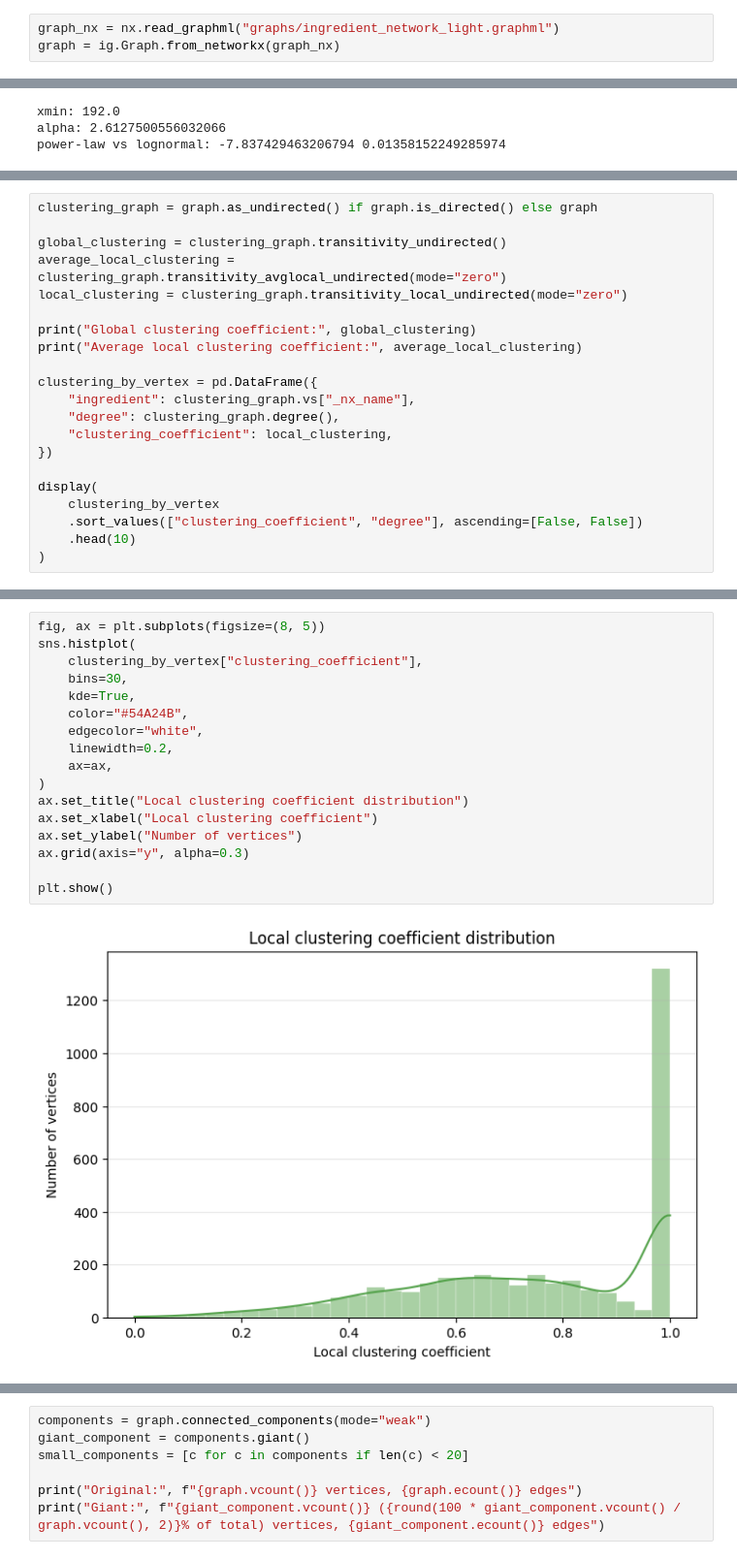
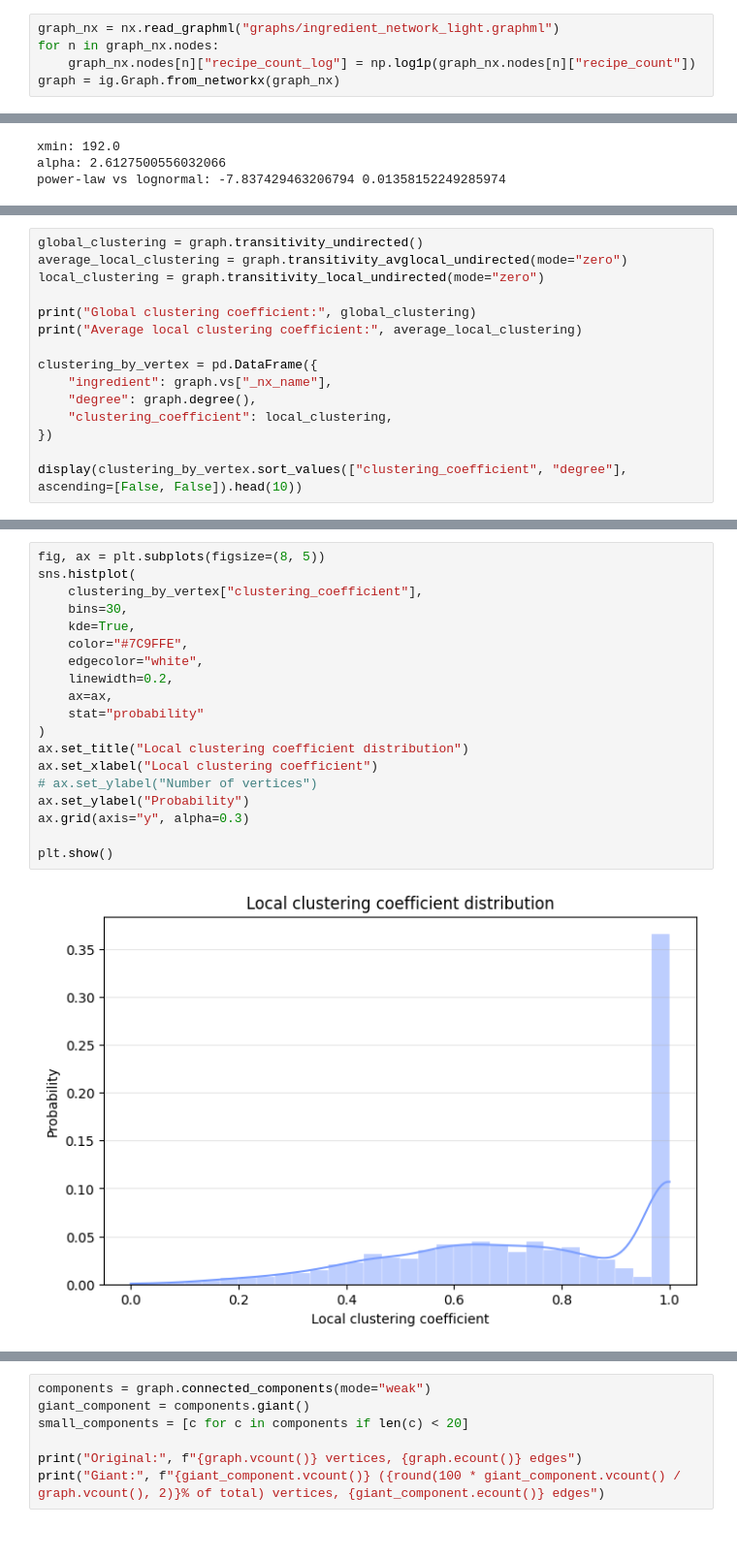
Before and after one commit to gvgbn/vos-proj-eda, a Jupyter notebook: analysis_kasat.ipynb, the cells around one changed output, grey strips where cells are left out. Shown at 97% size. Saved outputs shown, nothing was run; the diff lists cells and outputs as text.

```diff
--- a/analysis_kasat.ipynb
+++ b/analysis_kasat.ipynb
@@ -20,4 +28,6 @@ from IPython.display import display
 # %%
 graph_nx = nx.read_graphml("graphs/ingredient_network_light.graphml")
+for n in graph_nx.nodes:
+    graph_nx.nodes[n]["recipe_count_log"] = np.log1p(graph_nx.nodes[n]["recipe_count"])
 graph = ig.Graph.from_networkx(graph_nx)
 # %% [markdown]
@@ -181,23 +243,17 @@ power-law vs lognormal: -7.837429463206794 0.01358152249285974
 # %%
-clustering_graph = graph.as_undirected() if graph.is_directed() else graph
-
-global_clustering = clustering_graph.transitivity_undirected()
-average_local_clustering = clustering_graph.transitivity_avglocal_undirected(mode="zero")
-local_clustering = clustering_graph.transitivity_local_undirected(mode="zero")
+global_clustering = graph.transitivity_undirected()
+average_local_clustering = graph.transitivity_avglocal_undirected(mode="zero")
+local_clustering = graph.transitivity_local_undirected(mode="zero")
 
 print("Global clustering coefficient:", global_clustering)
 print("Average local clustering coefficient:", average_local_clustering)
 
 clustering_by_vertex = pd.DataFrame({
-    "ingredient": clustering_graph.vs["_nx_name"],
-    "degree": clustering_graph.degree(),
+    "ingredient": graph.vs["_nx_name"],
+    "degree": graph.degree(),
     "clustering_coefficient": local_clustering,
 })
 
-display(
-    clustering_by_vertex
-    .sort_values(["clustering_coefficient", "degree"], ascending=[False, False])
-    .head(10)
-)
+display(clustering_by_vertex.sort_values(["clustering_coefficient", "degree"], ascending=[False, False]).head(10))
 # %% [output]
 Global clustering coefficient: 0.21953796667757247
@@ -216,19 +272,21 @@ Average local clustering coefficient: 0.7550503733770968
 # %%
 fig, ax = plt.subplots(figsize=(8, 5))
 sns.histplot(
     clustering_by_vertex["clustering_coefficient"],
     bins=30,
     kde=True,
-    color="#54A24B",
+    color="#7C9FFE",
     edgecolor="white",
     linewidth=0.2,
     ax=ax,
+    stat="probability"
 )
 ax.set_title("Local clustering coefficient distribution")
 ax.set_xlabel("Local clustering coefficient")
-ax.set_ylabel("Number of vertices")
+# ax.set_ylabel("Number of vertices")
+ax.set_ylabel("Probability")
 ax.grid(axis="y", alpha=0.3)
 
 plt.show()
 # %% [output]
-[figure, old version]
+[figure, new version]
```
Also changed, not shown: parts of 76 cells of this notebook.
